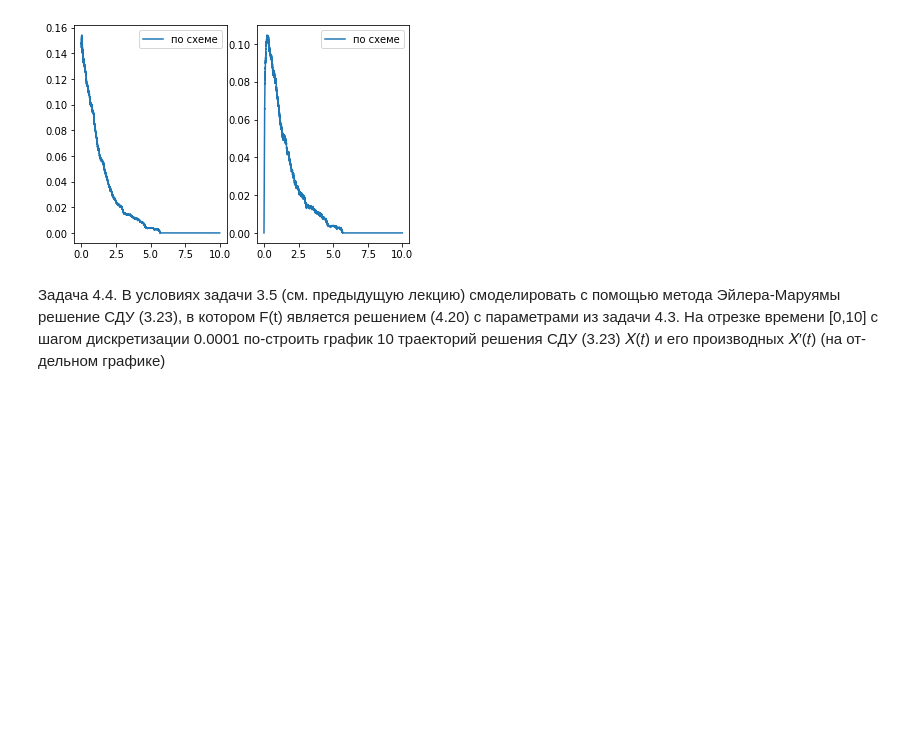
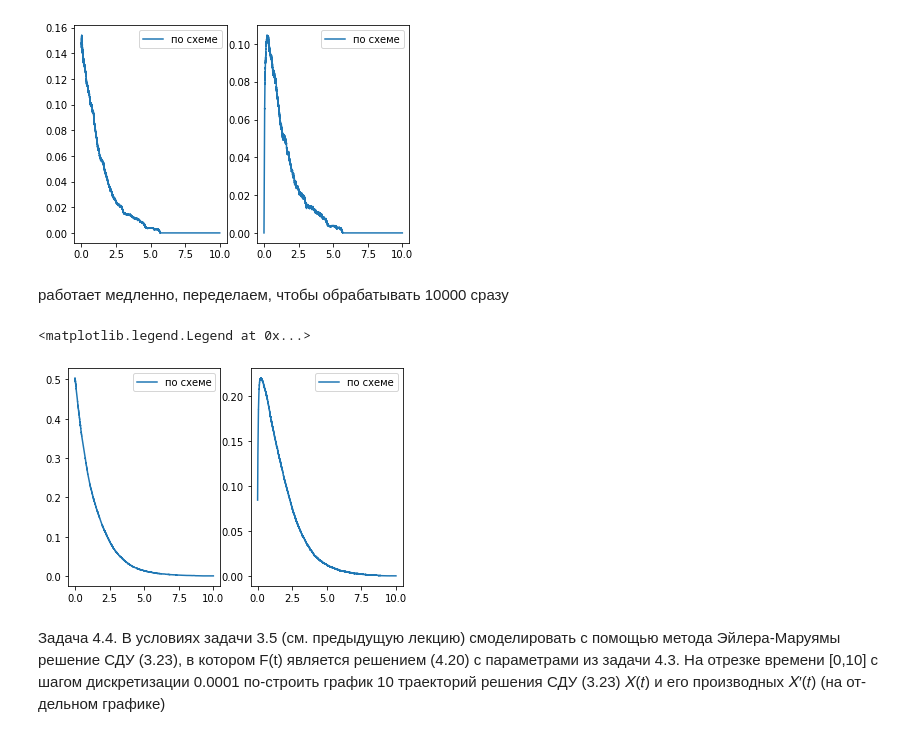
Before and after one commit to piton322/DGSP, a Jupyter notebook: dgsp_6.ipynb, the cells around one changed output. Drawn from its saved outputs; the diff is of its cells as text; code cells hidden in the pictures; blank space fills up the shorter version.

```diff
--- a/dgsp_6.ipynb
+++ b/dgsp_6.ipynb
@@ -81,6 +81,36 @@ axes[1].legend()
 # %% [output]
 <matplotlib.legend.Legend at 0x...>
 [figure]
+# %% [markdown]
+работает медленно, переделаем, чтобы обрабатывать 10000 сразу
+# %%
+lam, mu, eps, alpha, beta, T, h = (0.5, 0.2, 0.1, 2, 1, 10, 1e-4)
+n = 10000
+T_start = 0
+grid = np.arange(T_start, T + h, h)
+y = np.random.uniform(size=n)
+# %%
+m_t = [np.mean(y)]
+k_t = [np.mean(y**2)]
+for i in tqdm(range(1, grid.shape[0])):
+  d = np.random.normal(loc = 0.0, scale = 1, size = n)
+  y = y - 1. * (lam + mu) * y * h + ((alpha - beta) / eps) * y * (1 - y) * np.sqrt(h) * d
+  m_t.append(np.mean(y))
+  k_t.append(np.mean(y**2))
+# %%
+m_t = np.array(m_t)
+k_t = np.array(k_t)
+mean = m_t
+var = k_t - m_t**2
+# %%
+fig, axes = plt.subplots(1, 2)
+axes[0].plot(grid, mean, label='по схеме')
+axes[1].plot(grid, var, label='по схеме')
+axes[0].legend()
+axes[1].legend()
+# %% [output]
+<matplotlib.legend.Legend at 0x...>
+[figure, added]
 # %% [markdown]
 Задача 4.4. В условиях задачи 3.5 (см. предыдущую лекцию) смоделировать с помощью метода Эйлера-Маруямы решение СДУ (3.23), в котором F(t) является решением (4.20) с параметрами из задачи 4.3. На отрезке времени [0,10] с шагом дискретизации 0.0001 по-строить график 10 траекторий решения СДУ (3.23) 𝑋(𝑡) и его производных 𝑋′(𝑡) (на от-дельном графике)
 # %%
```
